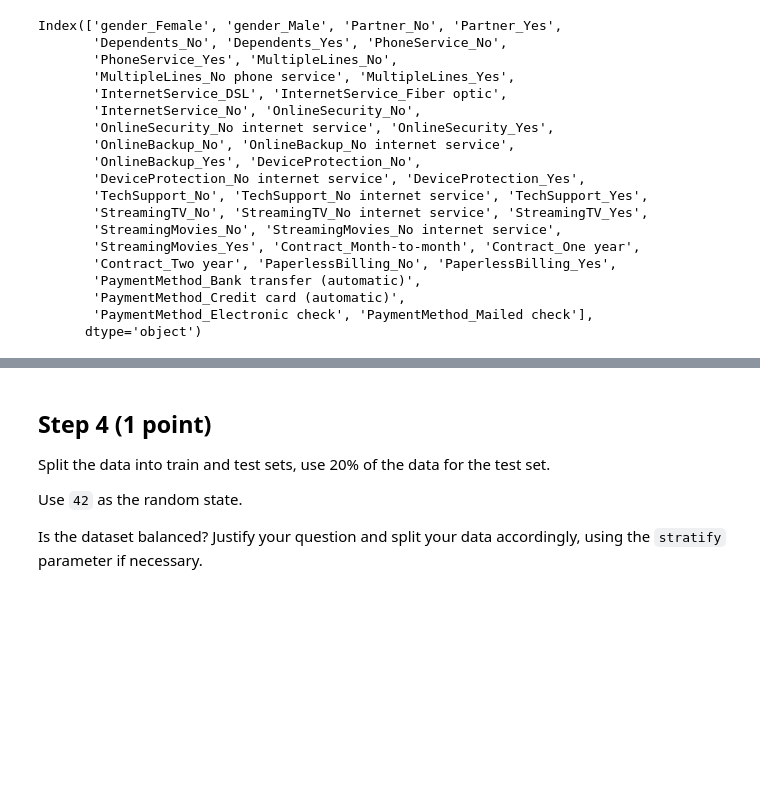
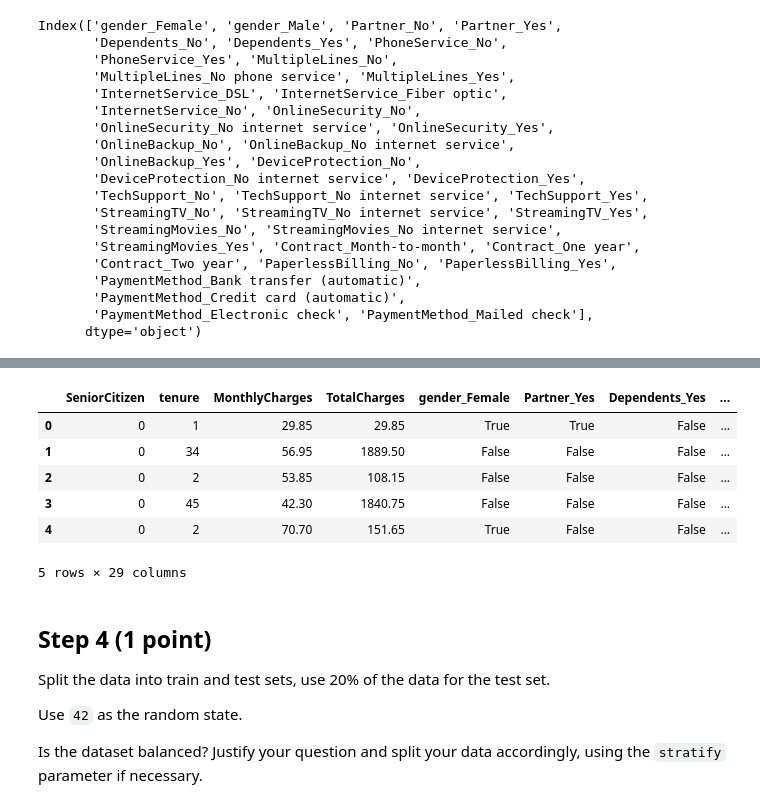
Before and after one commit to luisguareschi/group-project-ml-1, a Jupyter notebook: group_assignment_lg.ipynb, the cells around one changed output, grey strips where cells are left out. Drawn from its saved outputs; the diff is of its cells as text; code cells hidden in the pictures; blank space fills up the shorter version.

```diff
--- a/group_assignment_lg.ipynb
+++ b/group_assignment_lg.ipynb
@@ -182,3 +175,36 @@ df_churn.head()
+# %%
+# Create 5 new features
+
+# 1. Ratio of total and monthly charges
+X['ChargeRatio'] = X['TotalCharges'] / X['MonthlyCharges']
+
+# 2. Difference between total and monthly charges
+X['ChargeDifference'] = X['TotalCharges'] - X['MonthlyCharges']
+
+# 3. Total services
+X['TotalServices'] = ((X['PhoneService_Yes']).astype(int) + (X['InternetService_DSL']).astype(int) +
+                      (X['InternetService_Fiber optic']).astype(int) + (X['OnlineSecurity_Yes']).astype(int) + (X['OnlineBackup_Yes']).astype(int) +
+                      (X['DeviceProtection_Yes']).astype(int) + (X['TechSupport_Yes']).astype(int) + (X['StreamingTV_Yes']).astype(int) +
+                      (X['StreamingMovies_Yes']).astype(int)
+                     )
+
+# 4. Average Monthly Charge per Total Services
+X['AvgChargePerService'] = X['TotalCharges']/X['TotalServices']
+
+
+# 5. Partner & Dependents
+X['Partner&Dependents'] = X['Partner_Yes'] * X['Dependents_Yes']
+
+
+X.head()
+# %% [output]
+|  | SeniorCitizen | tenure | MonthlyCharges | TotalCharges | gender_Female | Partner_Yes | Dependents_Yes | ... |
+| 0 | 0 | 1 | 29.85 | 29.85 | True | True | False | ... |
+| 1 | 0 | 34 | 56.95 | 1889.50 | False | False | False | ... |
+| 2 | 0 | 2 | 53.85 | 108.15 | False | False | False | ... |
+| 3 | 0 | 45 | 42.30 | 1840.75 | False | False | False | ... |
+| 4 | 0 | 2 | 70.70 | 151.65 | True | False | False | ... |
+5 rows × 29 columns
 # %% [markdown]
 ## Step 4 (1 point)
 
```
Also changed, not shown: parts of 3 cells of this notebook.
